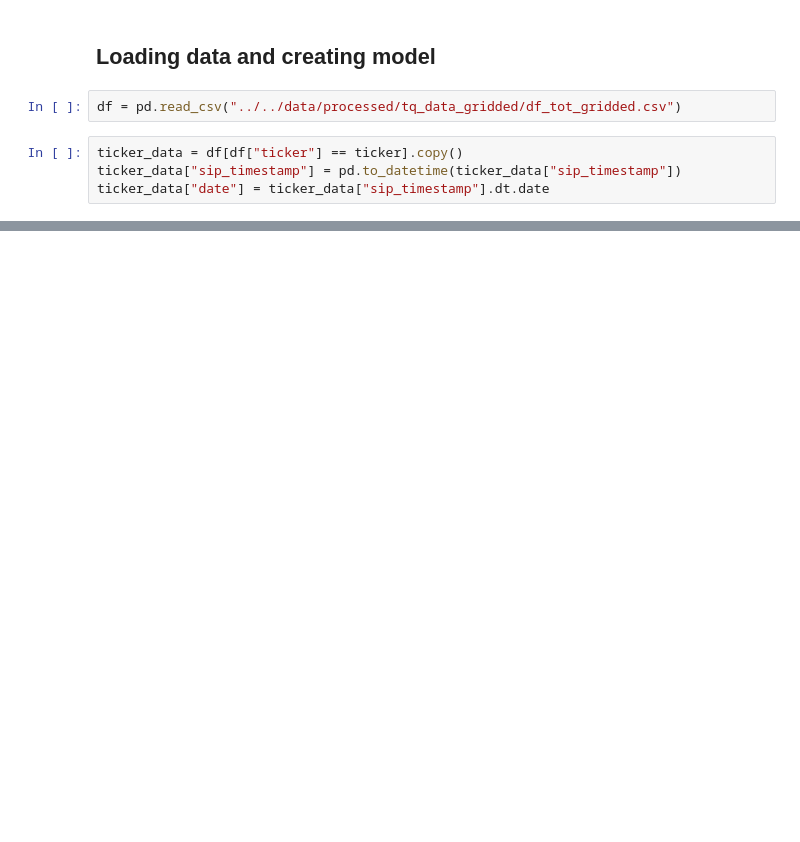
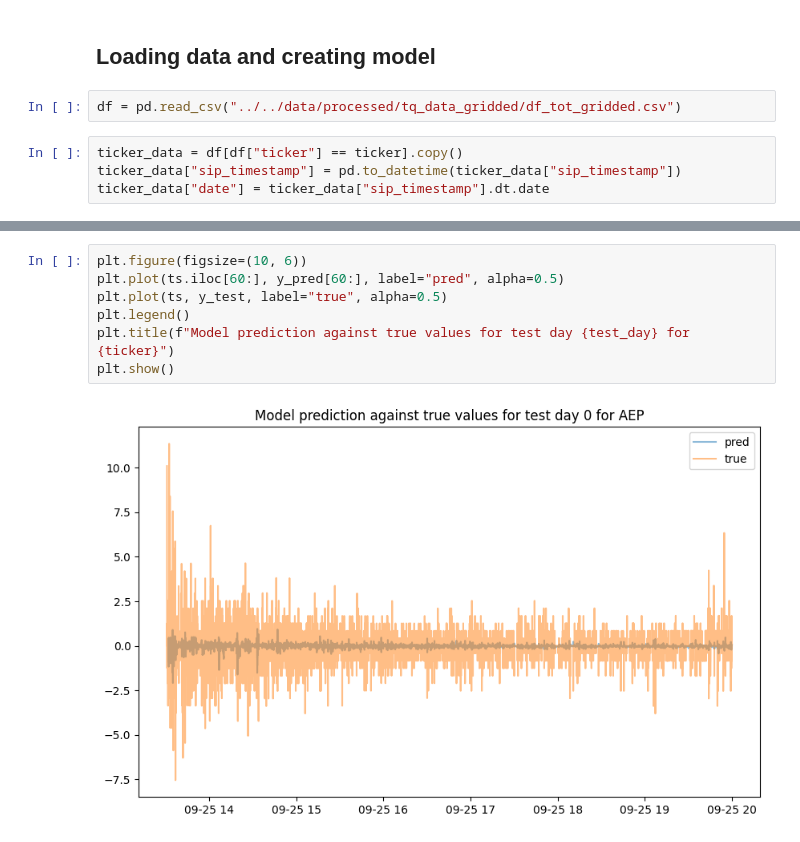
Before and after one commit to Sondringsen/ProjectThesis, a Jupyter notebook: notebooks/models/lstm_inspection.ipynb, the cells around one changed output, grey strips where cells are left out. Cells and saved outputs as stored; diff of their text form; blank space fills up the shorter version.

```diff
--- a/notebooks/models/lstm_inspection.ipynb
+++ b/notebooks/models/lstm_inspection.ipynb
@@ -152,0 +173,9 @@ plt.show()
+# %%
+plt.figure(figsize=(10, 6))
+plt.plot(ts.iloc[60:], y_pred[60:], label="pred", alpha=0.5)
+plt.plot(ts, y_test, label="true", alpha=0.5)
+plt.legend()
+plt.title(f"Model prediction against true values for test day {test_day} for {ticker}")
+plt.show()
+# %% [output]
+[figure, added]
```
Also changed, not shown: parts of 9 cells of this notebook, 4 other files.
